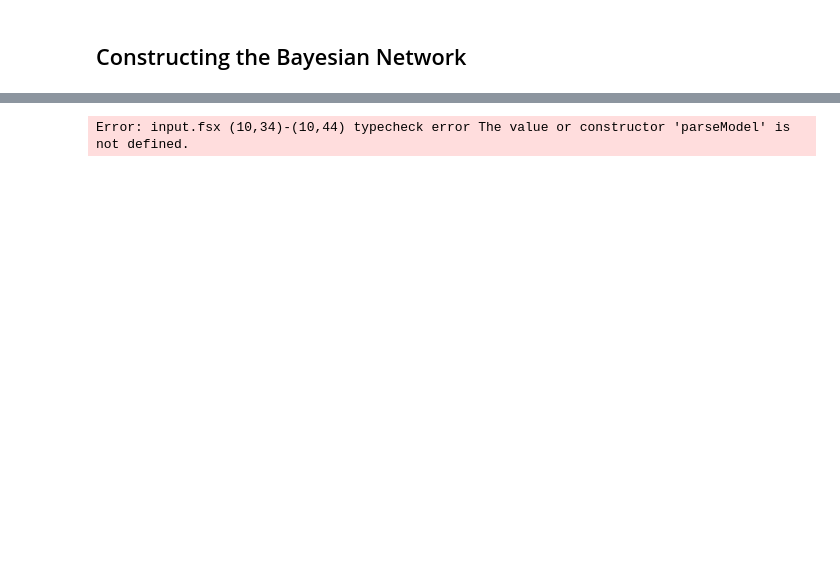
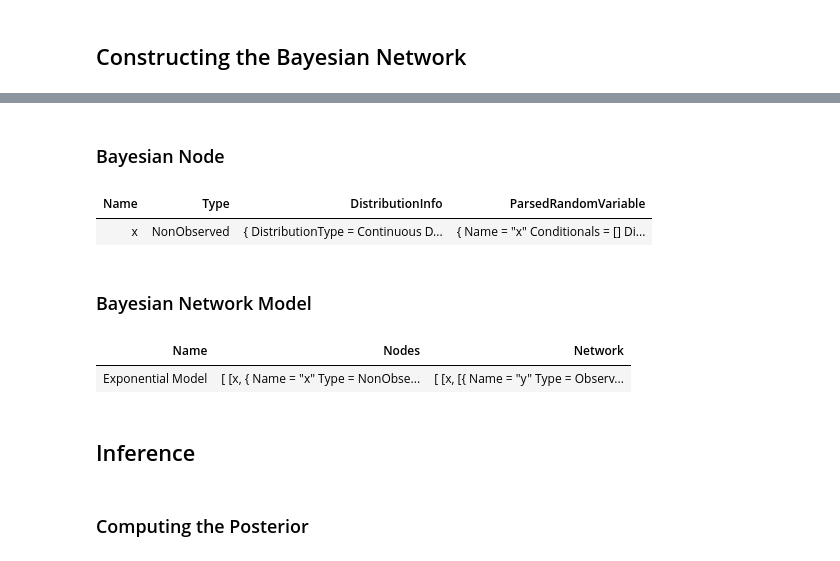
Before and after one commit to NavyaArora201301/Bayesian-Inference-in-FSharp, a Jupyter notebook: FSharpSamples.ipynb, the cells around one changed output, grey strips where cells are left out. Cells and saved outputs as stored; diff of their text form; code cells hidden in the pictures; blank space fills up the shorter version.

Commit message:
Finished the Network Construction - need to improve.

```diff
--- a/FSharpSamples.ipynb
+++ b/FSharpSamples.ipynb
@@ -440,15 +475,2 @@ Error: /tmp/nuget/1517825--3e9ce1b6-af4c-4dea-b514-2a34791acb0d/Project.fsproj :
-# %%
-#!fsharp
-#r "nuget: MathNet.Numerics"
-
-open System
-
-open MathNet.Numerics.Distributions
-
-// Model = Description + Parameters.
-let compile1ParameterModel (model : string) (parameters : string) =
-    let deserializedParameters = deserializeParameters parameters
-    let parsedModel            = parseModel model
-    ()
-# %% [output]
-Error: input.fsx (10,34)-(10,44) typecheck error The value or constructor 'parseModel' is not defined.
+# %% [markdown]
+### Bayesian Node
@@ -454,0 +504,10 @@ Error: input.fsx (10,34)-(10,44) typecheck error The value or constructor 'parse
+# %%
+#!fsharp
+let lineOfModel = @"x ~ Exponential(lambda)"
+let paramList   = "{Parameters: {lambda : 2, a : 2., b : 2.3 }, Observed : [1,2,3,55]}"
+display(BayesianNode.ConstructNode (parseLineOfModel lineOfModel) (deserializeParameters paramList))
+# %% [output]
+| Name | Type | DistributionInfo | ParsedRandomVariable |
+| x | NonObserved | { DistributionType = Continuous D... | { Name = "x" Conditionals = [] Di... |
+# %% [markdown]
+### Bayesian Network Model
@@ -455,2 +546,16 @@ Error: input.fsx (10,34)-(10,44) typecheck error The value or constructor 'parse
+# %%
+#!fsharp
+let model = @"x ~ Exponential(lambda)
+              y|x ~ Gamma(a,b) : observed"
+let parsedModel = parseModel model
+let paramList = "{Parameters: {lambda : 2, a : 2., b : 2.3 }, Observed : [1,2,3,55]}"
+BayesianNetworkModel.ConstructModel "Exponential Model" parsedModel (deserializeParameters paramList)
+# %% [output]
+| Name | Nodes | Network |
+| Exponential Model | [ [x, { Name = "x" Type = NonObse... | [ [x, [{ Name = "y" Type = Observ... |
+# %% [markdown]
+## Inference
+# %% [markdown]
+### Computing the Posterior
 # %%
 #!fsharp
```
Also changed, not shown: parts of 9 cells of this notebook, 1 other file.
